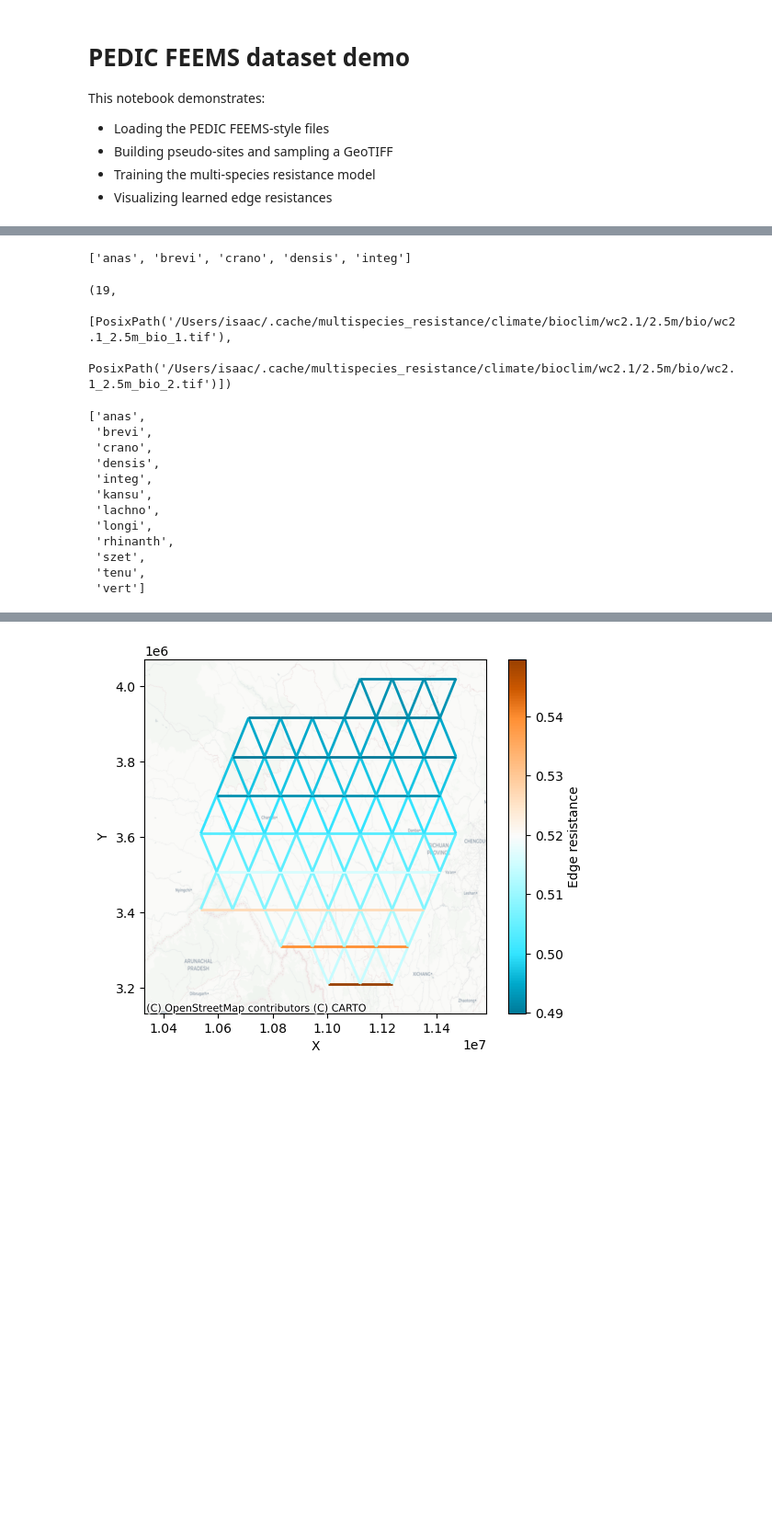
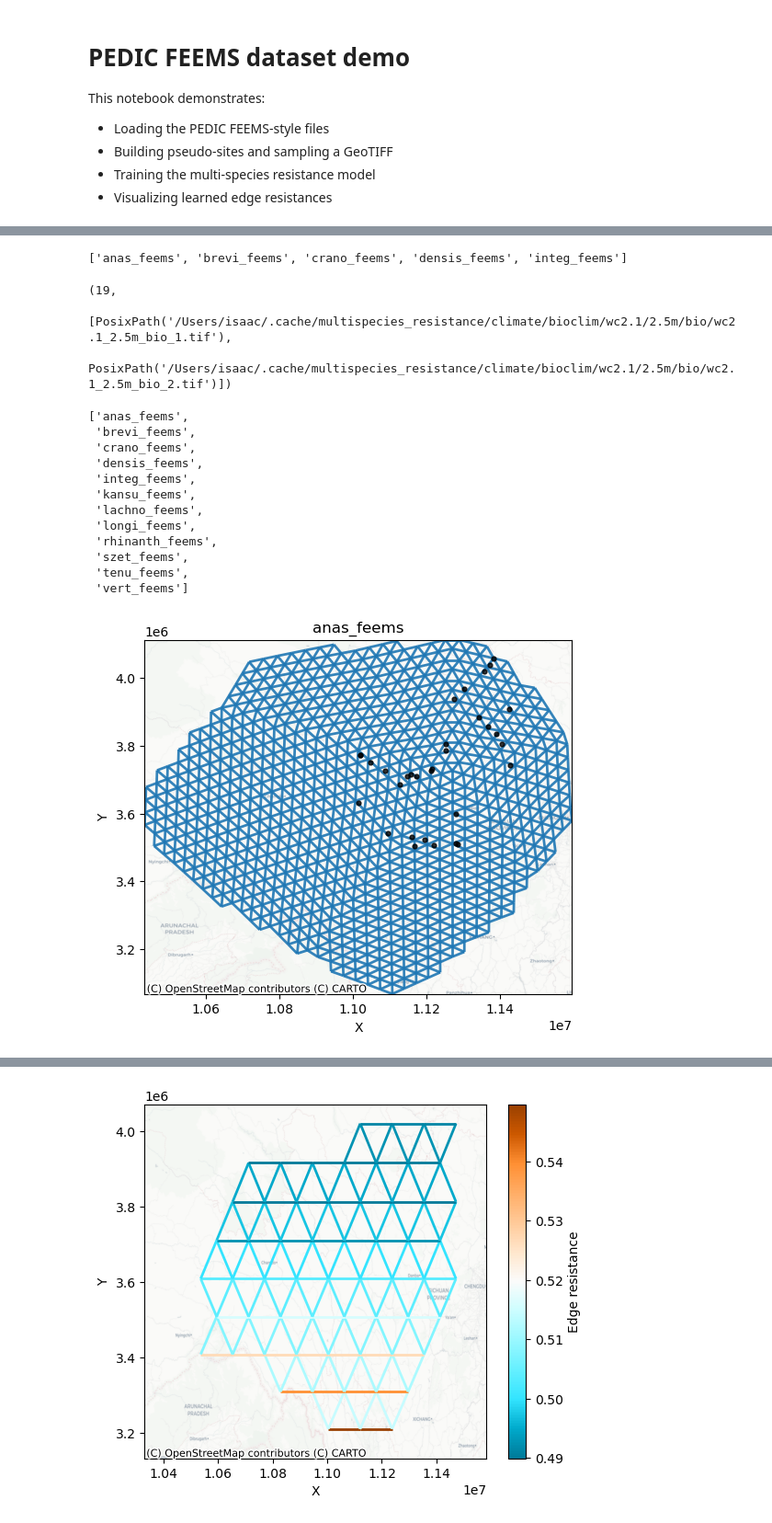
Before and after one commit to isaacovercast/meadow, a Jupyter notebook: notebooks/pedic_example.ipynb, the cells around one changed output, grey strips where cells are left out. Shown at 92% size. Cells and saved outputs as stored; diff of their text form; code cells hidden in the pictures; blank space fills up the shorter version.

```diff
--- a/notebooks/pedic_example.ipynb
+++ b/notebooks/pedic_example.ipynb
@@ -29,9 +32,9 @@ torch.set_default_dtype(torch.float64)
 # %%
 PEDIC_DIR = '/Users/isaac/src/meems/pedic_feems_files'
-species_names = list_pedic_species(PEDIC_DIR)
+species_names = list_species(PEDIC_DIR)
 species_names[:5]
 # %% [output]
-['anas', 'brevi', 'crano', 'densis', 'integ']
+['anas_feems', 'brevi_feems', 'crano_feems', 'densis_feems', 'integ_feems']
 # %%
 # Download and cache BioClim layers (used below by build_species_graphs)
 raster_paths = download_climate_layers(
@@ -47,41 +50,45 @@ len(raster_paths), raster_paths[:2]
   PosixPath('/Users/isaac/.cache/multispecies_resistance/climate/bioclim/wc2.1/2.5m/bio/wc2.1_2.5m_bio_2.tif')])
 # %%
 # Load a subset of species (sample-level only)
-species_list = load_pedic_species(
+species_list = load_species(
     PEDIC_DIR,
     species_names=species_names,
+    coords_order="lonlat",
     mmap_mode='r',
 )
 [s.name for s in species_list]
 # %% [output]
-['anas',
- 'brevi',
- 'crano',
- 'densis',
- 'integ',
- 'kansu',
- 'lachno',
- 'longi',
- 'rhinanth',
- 'szet',
- 'tenu',
- 'vert']
+['anas_feems',
+ 'brevi_feems',
+ 'crano_feems',
+ 'densis_feems',
+ 'integ_feems',
+ 'kansu_feems',
+ 'lachno_feems',
+ 'longi_feems',
+ 'rhinanth_feems',
+ 'szet_feems',
+ 'tenu_feems',
+ 'vert_feems']
 # %%
 # Build graphs and train
 graphs, stats = build_species_graphs(
     species_list,
     project_to='EPSG:3857',
-    mesh_grid_type='triangular',
-    bbox='convex_hull',
+    input_graph="../../pedic_grid/hengduan_grid.gml",
+    #bbox='convex_hull',
     #bbox_file="../../pedic_grid/hengduan_outer_latlong.txt",
-    mesh_spacing_km=50,
-    buffer_km=50.0,
+    #mesh_spacing_km=50,
+    #buffer_km=50.0,
     coord_order='latlon',
     coords_crs='EPSG:4326',
     raster_paths=raster_paths,
     raster_fill_method='nearest',
     standardize=True,
-    use_geodesic=True,
     support_decay_km=150,
 )
+
+_ = graphs[0].plot()
+# %% [output]
+[figure, added]
 # %%
```
Also changed, not shown: parts of 6 cells of this notebook, 2 other files.
